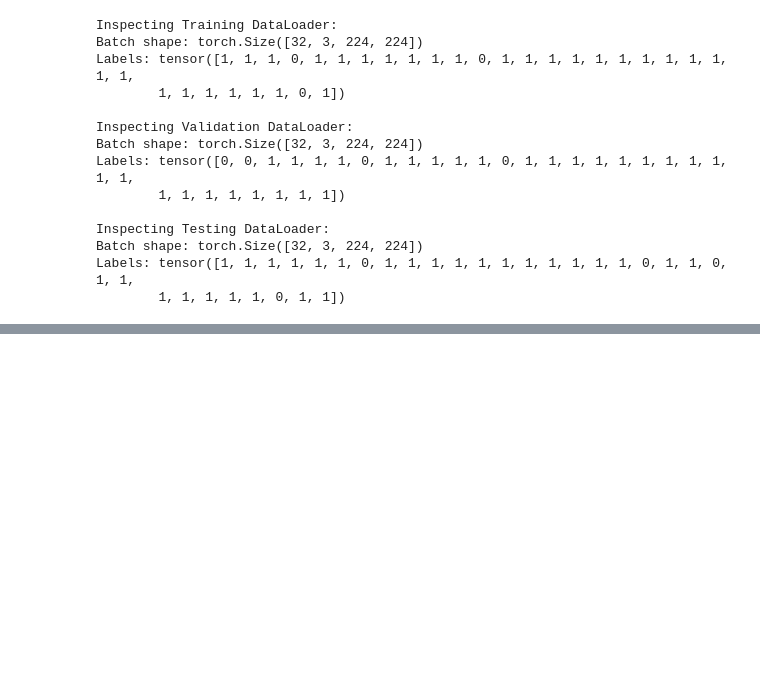
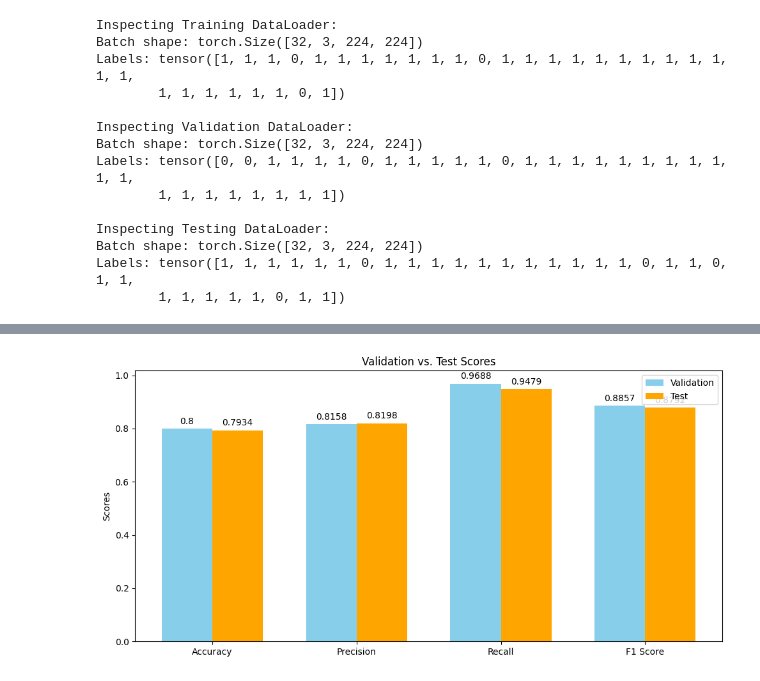
Before and after one commit to sihvn/AI-DeepFake, a Jupyter notebook: resnet50.ipynb, the cells around one changed output, grey strips where cells are left out. Saved outputs shown, nothing was run; the diff lists cells and outputs as text; code cells hidden in the pictures; blank space fills up the shorter version.

```diff
--- a/resnet50.ipynb
+++ b/resnet50.ipynb
@@ -345,0 +451,30 @@ Test - Accuracy: 0.5255, Precision: 0.8493, Recall: 0.5345, F1 Score: 0.6561
+# %%
+import matplotlib.pyplot as plt
+
+# Validation and Test Scores
+metrics = ['Accuracy', 'Precision', 'Recall', 'F1 Score']
+validation_scores = [0.8000, 0.8158, 0.9688, 0.8857]
+test_scores = [0.7934, 0.8198, 0.9479, 0.8792]
+
+x = list(range(len(metrics)))  # Convert range to list for arithmetic operations
+width = 0.35  # the width of the bars
+
+fig, ax = plt.subplots(figsize=(10, 5))
+rects1 = ax.bar([xi - width/2 for xi in x], validation_scores, width, label='Validation', color='skyblue')
+rects2 = ax.bar([xi + width/2 for xi in x], test_scores, width, label='Test', color='orange')
+
+# Add some text for labels, title, and custom x-axis tick labels, etc.
+ax.set_ylabel('Scores')
+ax.set_title('Validation vs. Test Scores')
+ax.set_xticks(x)
+ax.set_xticklabels(metrics)
+ax.legend()
+
+# Optionally add text labels above bars
+ax.bar_label(rects1, padding=3)
+ax.bar_label(rects2, padding=3)
+
+fig.tight_layout()
+plt.show()
+# %% [output]
+[figure, added]
```
Also changed, not shown: parts of 20 cells of this notebook.
